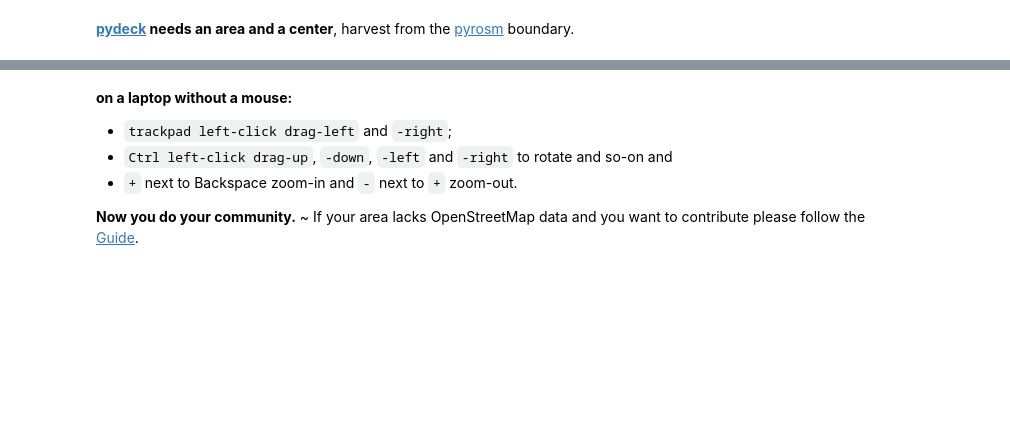
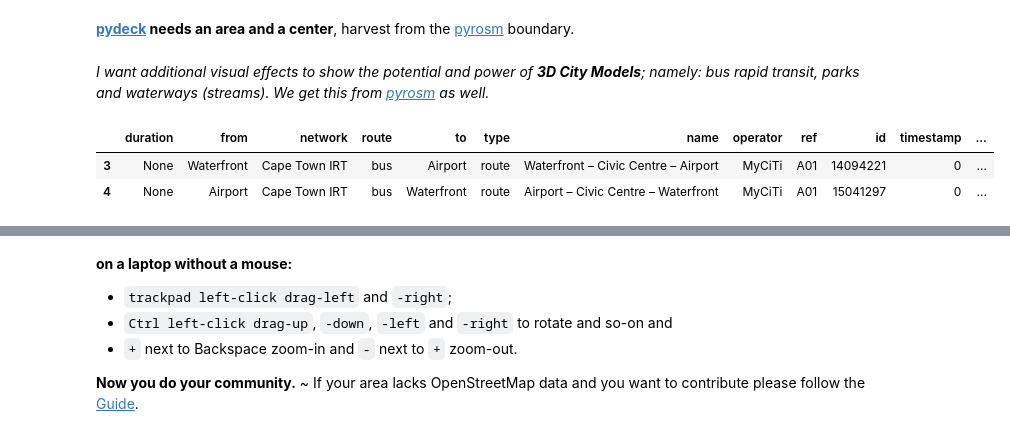
Before and after one commit to AdrianKriger/osm_LoD1_3DCityModel, a Jupyter notebook: districts/interactiveOnly.ipynb, the cells around one changed output, grey strips where cells are left out. Drawn from its saved outputs; the diff is of its cells as text; code cells hidden in the pictures; blank space fills up the shorter version.

Commit message:
bus rapid transit

```diff
--- a/districts/interactiveOnly.ipynb
+++ b/districts/interactiveOnly.ipynb
@@ -207,3 +207,26 @@ y = aoi.centroid.y
 
 bbox = [(bounds.minx, bounds.miny), (bounds.minx, bounds.maxy),
         (bounds.maxx, bounds.maxy), (bounds.maxx, bounds.miny)]
+# %% [markdown]
+*I want additional visual effects to show the potential and power of **3D City Models**; namely: bus rapid transit, parks and waterways (streams). We get this from [pyrosm](https://pyrosm.readthedocs.io/en/latest/) as well.*
+# %%
+routes = ["bus"]
+transit = osm.get_data_by_custom_criteria(custom_filter={
+                                        'route': routes},
+                                        # Keep data matching the criteria above
+                                        filter_type="keep",
+                                        # Do not keep nodes (point data)
+                                        keep_nodes=False,
+                                        keep_ways=True,
+                                        keep_relations=True,
+                                        extra_attributes=["name", "operator",'ref'])
+
+# -- I know the bus rapid transit network I want
+myciti = transit[transit['operator'] == 'MyCiTi']
+# %%
+# what do we have; taake a look
+myciti.head(2)
+# %% [output]
+|  | duration | from | network | route | to | type | name | operator | ref | id | timestamp | ... |
+| 3 | None | Waterfront | Cape Town IRT | bus | Airport | route | Waterfront – Civic Centre – Airport | MyCiTi | A01 | 14094221 | 0 | ... |
+| 4 | None | Airport | Cape Town IRT | bus | Waterfront | route | Airport – Civic Centre – Waterfront | MyCiTi | A01 | 15041297 | 0 | ... |
```
Also changed, not shown: parts of 4 cells of this notebook.
